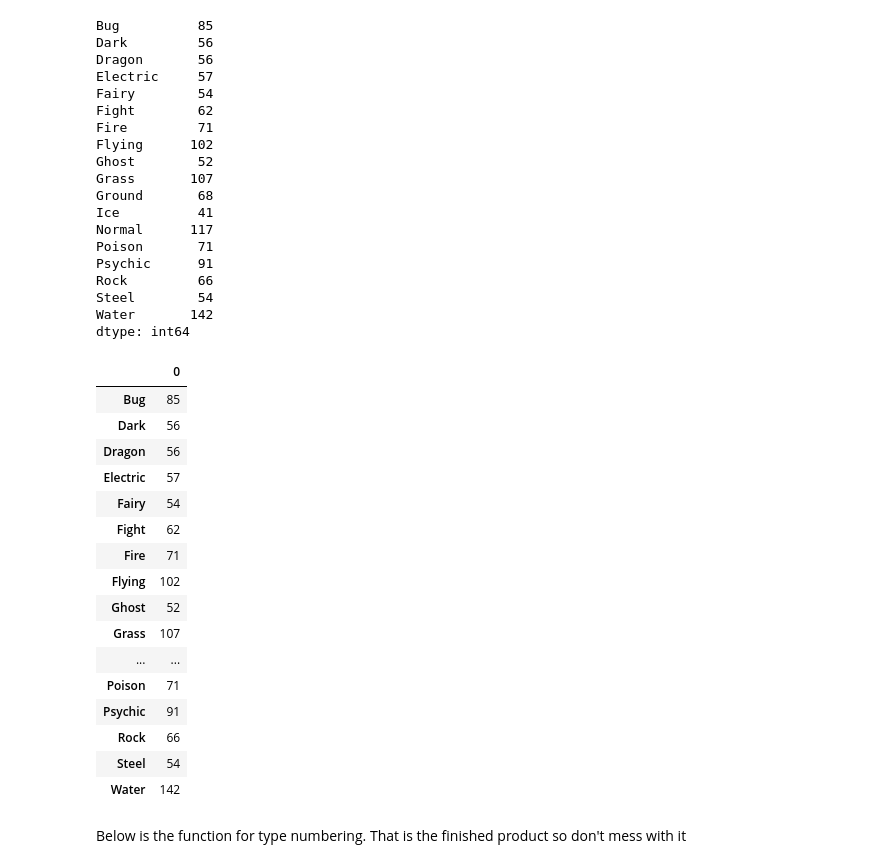
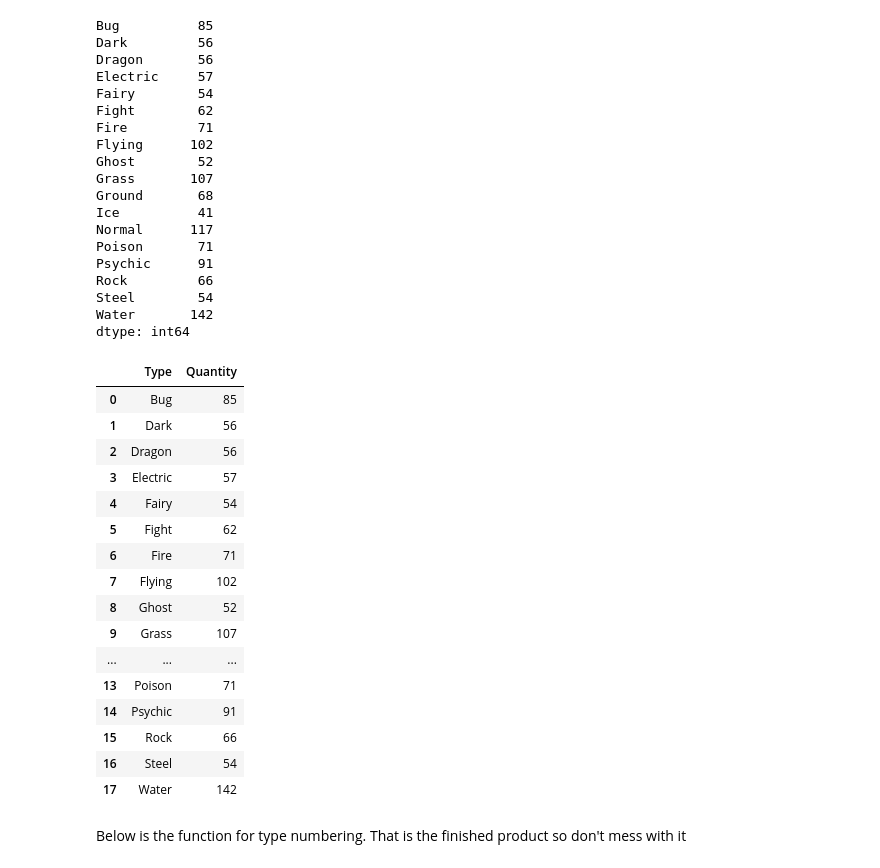
Before and after one commit to Canadian-ronin/Pokemon_analysis, a Jupyter notebook: pokemon_project.ipynb, the cells around one changed output. Drawn from its saved outputs; the diff is of its cells as text; code cells hidden in the pictures.

```diff
--- a/pokemon_project.ipynb
+++ b/pokemon_project.ipynb
@@ -88,27 +91,29 @@ Rock         66
 Steel        54
 Water       142
 dtype: int64
-# %%
-type_df= type_dict.to_frame()
-type_df
-# %% [output]
-|  | 0 |
-| Bug | 85 |
-| Dark | 56 |
-| Dragon | 56 |
-| Electric | 57 |
-| Fairy | 54 |
-| Fight | 62 |
-| Fire | 71 |
-| Flying | 102 |
-| Ghost | 52 |
-| Grass | 107 |
-| ... | ... |
-| Poison | 71 |
-| Psychic | 91 |
-| Rock | 66 |
-| Steel | 54 |
-| Water | 142 |
+# %%
+type_df= pandas.DataFrame(
+    {"Type" : ["Bug", "Dark", "Dragon", "Electric", "Fairy", "Fight", "Fire", "Flying", "Ghost", "Grass", "Ground", "Ice", "Normal", "Poison", "Psychic", "Rock", "Steel", "Water"],
+    "Quantity" : [85, 56, 56, 57, 54, 62, 71, 102, 52, 107, 68, 41, 117, 71, 91, 66, 54, 142]})
+type_df
+# %% [output]
+|  | Type | Quantity |
+| 0 | Bug | 85 |
+| 1 | Dark | 56 |
+| 2 | Dragon | 56 |
+| 3 | Electric | 57 |
+| 4 | Fairy | 54 |
+| 5 | Fight | 62 |
+| 6 | Fire | 71 |
+| 7 | Flying | 102 |
+| 8 | Ghost | 52 |
+| 9 | Grass | 107 |
+| ... | ... | ... |
+| 13 | Poison | 71 |
+| 14 | Psychic | 91 |
+| 15 | Rock | 66 |
+| 16 | Steel | 54 |
+| 17 | Water | 142 |
 # %% [markdown]
 Below is the function for type numbering. That is the finished product so don't mess with it
 # %%
```
Also changed, not shown: parts of 4 cells of this notebook.
